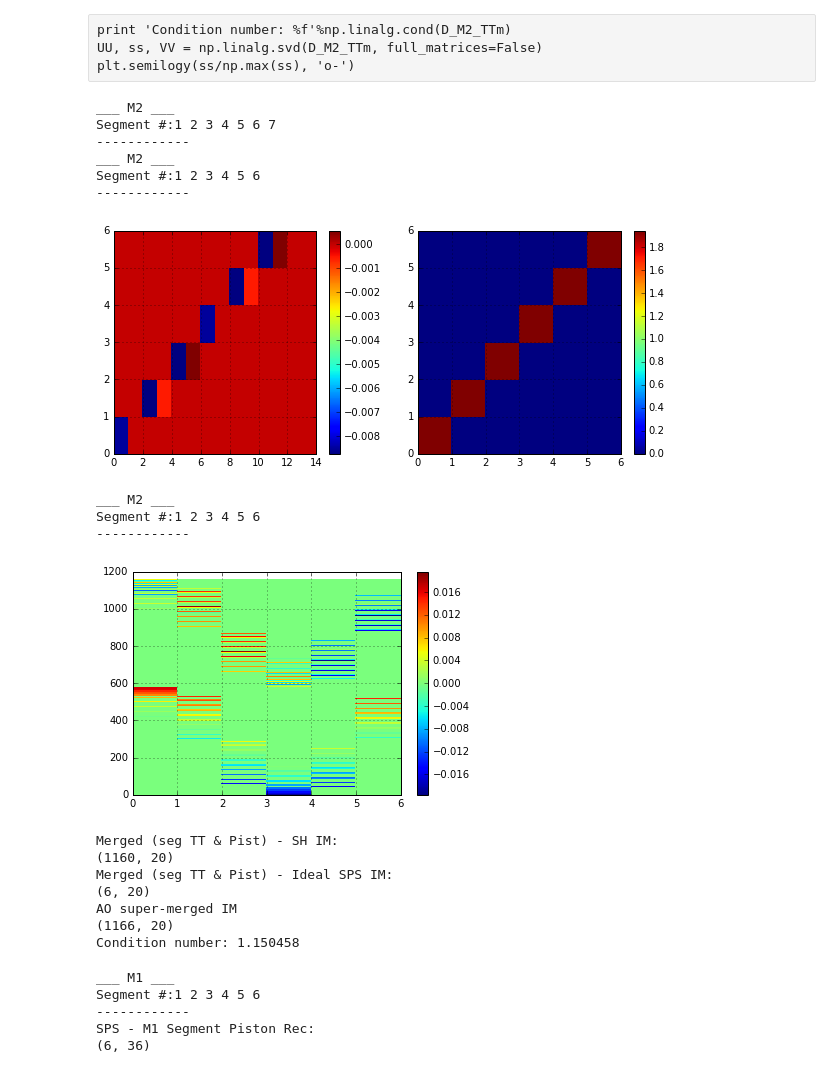
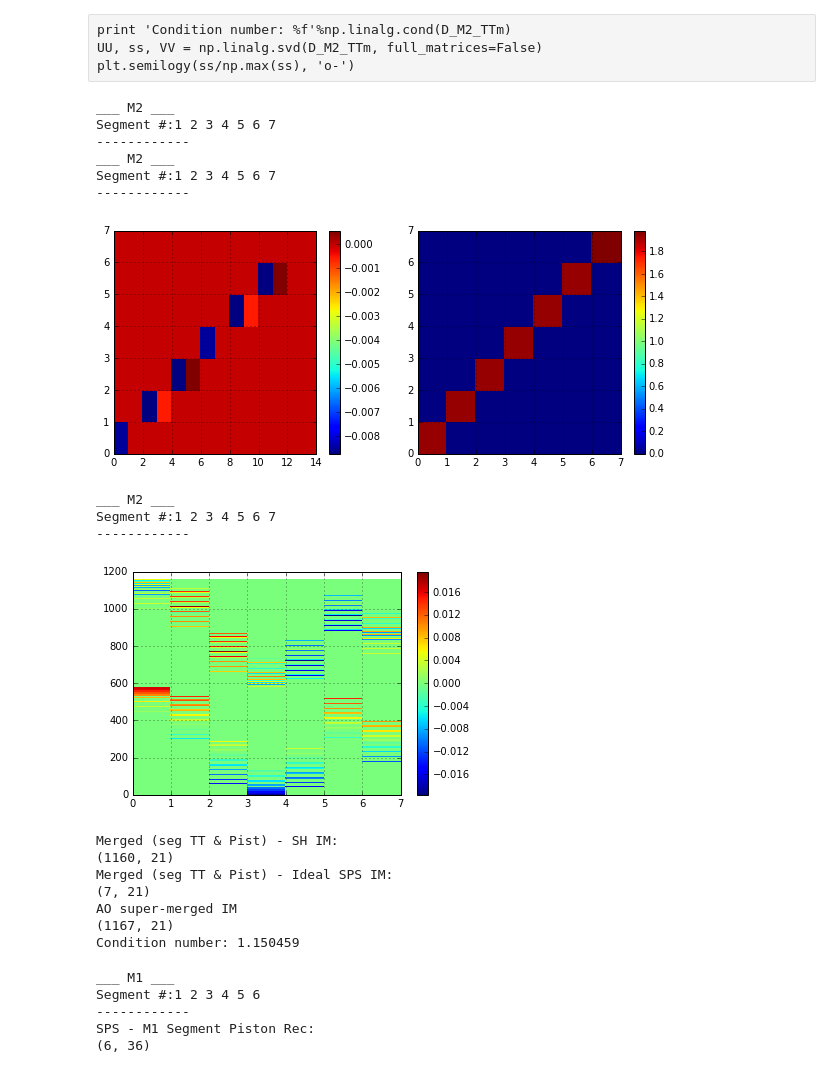
Before and after one commit to rconan/CEO, a Jupyter notebook: simul_scripts/FDSP_control_script.ipynb, the cells around one changed output. Cells and saved outputs as stored; diff of their text form; code cells hidden in the pictures.

Commit message:
Simplifed AO system v0.2: control of central segment piston included.

```diff
--- a/simul_scripts/FDSP_control_script.ipynb
+++ b/simul_scripts/FDSP_control_script.ipynb
@@ -299,36 +298,36 @@ plt.semilogy(ss/np.max(ss), 'o-')
 if simul_onaxis_AO == True:
     onps = ceo.IdealSegmentPistonSensor(gmt, gs)
     gs.reset()
     gmt.reset()
     gmt.propagate(gs)
-    onps_signal_ref = onps.piston(gs, segment='full').ravel()[0:6] # reference signal
+    onps_signal_ref = onps.piston(gs, segment='full').ravel() #[0:6] # reference signal
 
     TTstroke = 25e-3 #arcsec
     D_M2_TT_PSideal = gmt.calibrate(onps, gs, mirror="M2", mode="segment tip-tilt",
                             stroke=TTstroke*math.pi/180/3600, segment='full')
 
     PSstroke = 50e-9 #m
     D_M2_PSideal = gmt.calibrate(onps, gs, mirror="M2", mode="segment piston",
                             stroke=PSstroke, segment='full')
 
     if VISU == True:
         fig, (ax1,ax2) = plt.subplots(ncols=2)
         fig.set_size_inches(10,4)
         imm = ax1.pcolor(D_M2_TT_PSideal)
         ax1.grid()
         fig.colorbar(imm, ax=ax1)#, fraction=0.012)
 
         imm = ax2.pcolor(D_M2_PSideal)
         ax2.grid()
         fig.colorbar(imm, ax=ax2)#, fraction=0.012)
 # %% [output]
 ___ M2 ___
 Segment #:1 2 3 4 5 6 7
 ------------
 ___ M2 ___
-Segment #:1 2 3 4 5 6
+Segment #:1 2 3 4 5 6 7
 ------------
-[figure, old version]
+[figure, new version]
 # %%
 # Calibrate Segment Piston Sensor Interaction Matrix with SH WFS
 if simul_onaxis_AO==True:
@@ -345,9 +344,9 @@ if simul_onaxis_AO==True:
         fig.colorbar(imm)
 # %% [output]
 ___ M2 ___
-Segment #:1 2 3 4 5 6
+Segment #:1 2 3 4 5 6 7
 ------------
-[figure, old version]
+[figure, new version]
 # %%
 #Create super-merger IM for "simplified NGAO control"
 # DoFs: segment TT, segment Piston
@@ -370,12 +369,12 @@ if simul_onaxis_AO==True:
     R_AO = np.linalg.pinv(D_AO)
 # %% [output]
 Merged (seg TT & Pist) - SH IM:
-(1160, 20)
+(1160, 21)
 Merged (seg TT & Pist) - Ideal SPS IM:
-(6, 20)
+(7, 21)
 AO super-merged IM
-(1166, 20)
-Condition number: 1.150458
+(1167, 21)
+Condition number: 1.150459
 # %%
 # Calibrate Segment Piston Sensor Interaction Matrix and Reconstructor
 if simul_PS_control==True:
```
Also changed, not shown: parts of 8 cells of this notebook, 2 other files.
